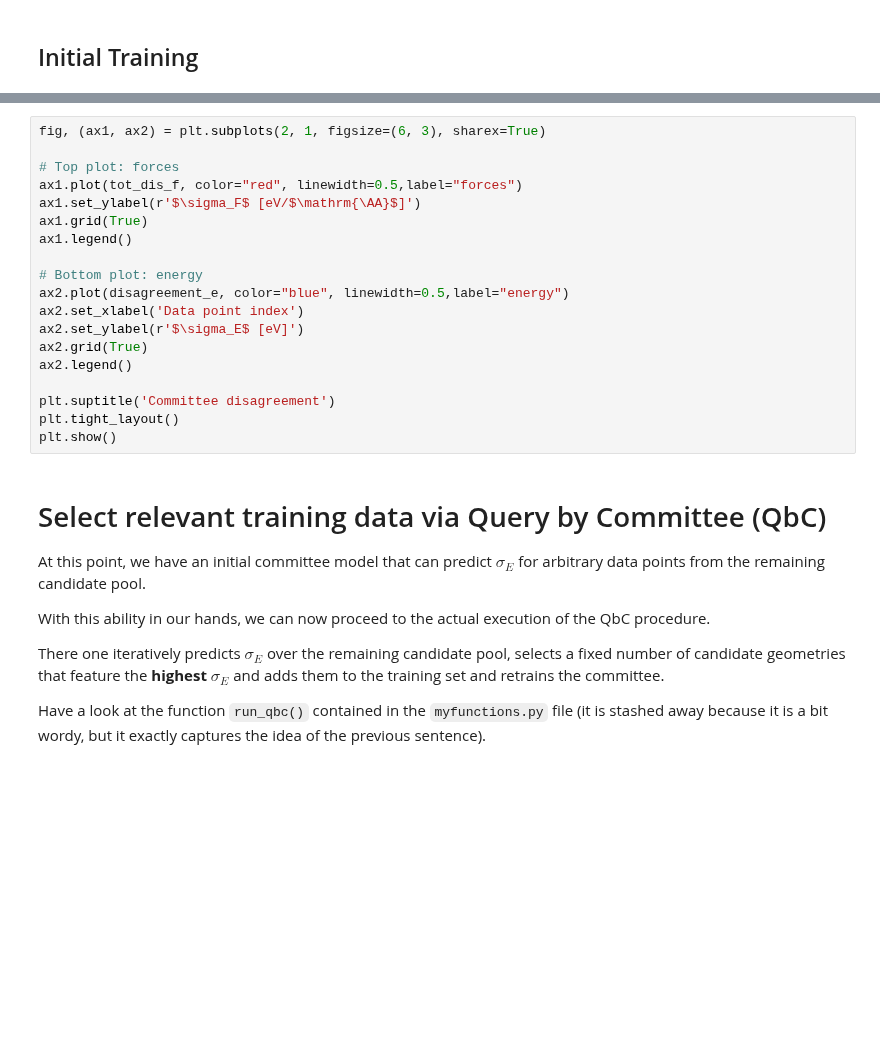
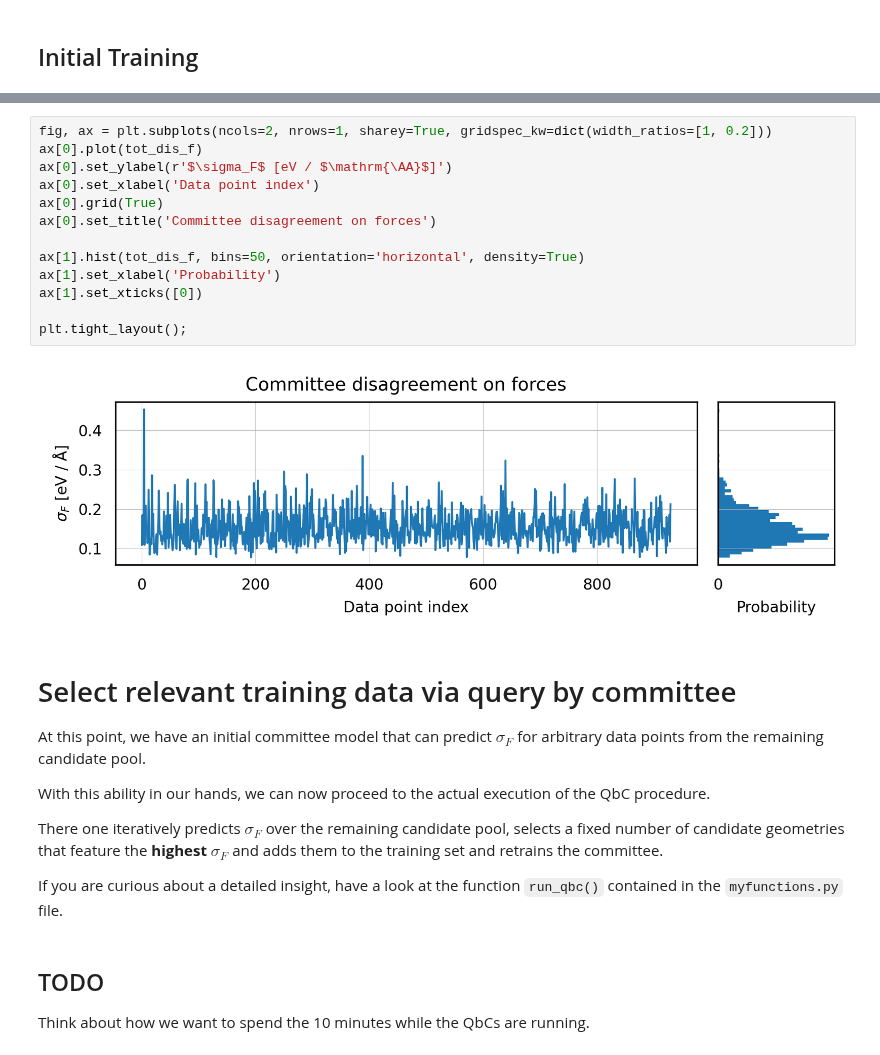
Before and after one commit to sabia-group/AL-tutorial, a Jupyter notebook: notebooks/tutorial.ipynb, the cells around one changed output, grey strips where cells are left out. Saved outputs shown, nothing was run; the diff lists cells and outputs as text; blank space fills up the shorter version.

```diff
--- a/notebooks/tutorial.ipynb
+++ b/notebooks/tutorial.ipynb
@@ -274,32 +313,31 @@ plt.show()
 # %%
-fig, (ax1, ax2) = plt.subplots(2, 1, figsize=(6, 3), sharex=True)
+fig, ax = plt.subplots(ncols=2, nrows=1, sharey=True, gridspec_kw=dict(width_ratios=[1, 0.2]))
+ax[0].plot(tot_dis_f)
+ax[0].set_ylabel(r'$\sigma_F$ [eV / $\mathrm{\AA}$]')
+ax[0].set_xlabel('Data point index')
+ax[0].grid(True)
+ax[0].set_title('Committee disagreement on forces')
 
-# Top plot: forces
-ax1.plot(tot_dis_f, color="red", linewidth=0.5,label="forces")
-ax1.set_ylabel(r'$\sigma_F$ [eV/$\mathrm{\AA}$]')
-ax1.grid(True)
-ax1.legend()
+ax[1].hist(tot_dis_f, bins=50, orientation='horizontal', density=True)
+ax[1].set_xlabel('Probability')
+ax[1].set_xticks([0])
 
-# Bottom plot: energy
-ax2.plot(disagreement_e, color="blue", linewidth=0.5,label="energy")
-ax2.set_xlabel('Data point index')
-ax2.set_ylabel(r'$\sigma_E$ [eV]')
-ax2.grid(True)
-ax2.legend()
-
-plt.suptitle('Committee disagreement')
-plt.tight_layout()
-plt.show()
+plt.tight_layout();
+# %% [output]
+[figure, added]
 # %% [markdown]
-# Select relevant training data via Query by Committee (QbC)
+# Select relevant training data via query by committee
 
-At this point, we have an initial committee model that can predict $\sigma_E$ for arbitrary data points from the remaining candidate pool.
+At this point, we have an initial committee model that can predict $\sigma_F$ for arbitrary data points from the remaining candidate pool.
 
 With this ability in our hands, we can now proceed to the actual execution of the QbC procedure.
 
-There one iteratively predicts $\sigma_E$ over the remaining candidate pool, selects a fixed number of candidate geometries that feature the **highest** $\sigma_E$ and adds them to the training set and retrains the committee.
+There one iteratively predicts $\sigma_F$ over the remaining candidate pool, selects a fixed number of candidate geometries that feature the **highest** $\sigma_F$ and adds them to the training set and retrains the committee.
 
-Have a look at the function `run_qbc()` contained in the `myfunctions.py` file (it is stashed away because it is a bit wordy, but it exactly captures the idea of the previous sentence).
+If you are curious about a detailed insight, have a look at the function `run_qbc()` contained in the `myfunctions.py` file.
+# %% [markdown]
+## TODO
+Think about how we want to spend the 10 minutes while the QbCs are running.
 # %%
 # Run QbC
 os.makedirs(qbc_folder, exist_ok=True)
```
Also changed, not shown: parts of 44 cells of this notebook.
